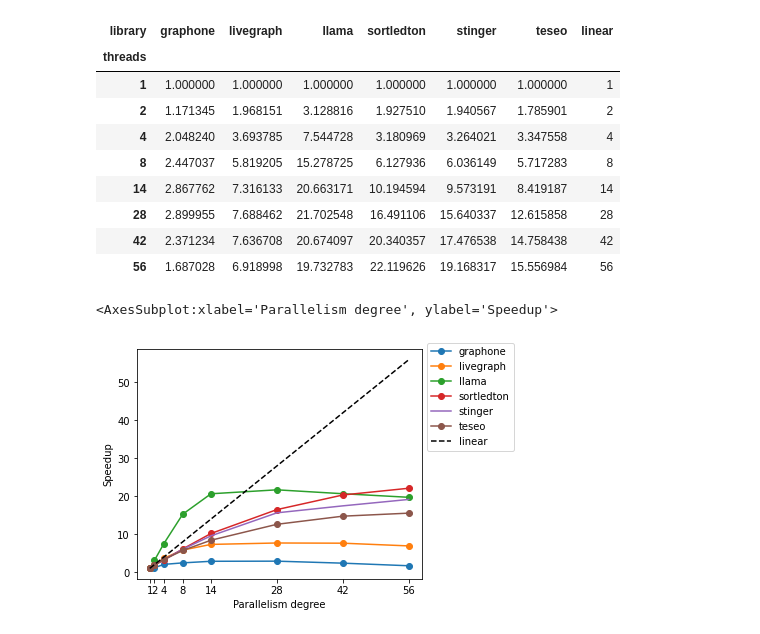
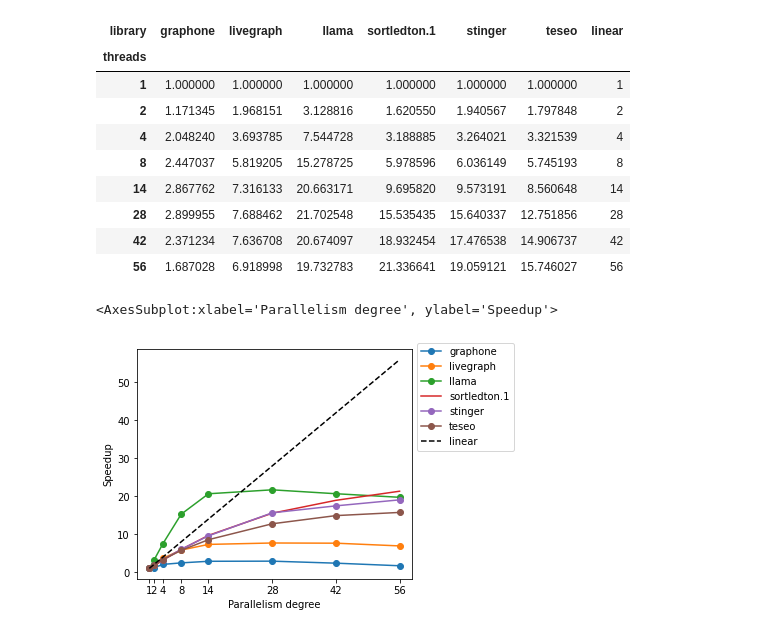
Before and after one commit to PerFuchs/gfe_notebooks, a Jupyter notebook: insertions-speedup.ipynb, the cells around one changed output. Drawn from its saved outputs; the diff is of its cells as text; code cells hidden in the pictures.

```diff
--- a/insertions-speedup.ipynb
+++ b/insertions-speedup.ipynb
@@ -16,7 +16,7 @@ pd.set_option('display.max_rows', None)
 # %%
 pers_experiments = "(hostname == 'scyper21' or hostname == 'scyper22')"
 
-libraries = ["g1_v6-ref-ignore-build", "livegraph3_ro", "llama8-ref", "sortledton", "stinger7-ref", "teseo-lcc.12"]
+libraries = ["g1_v6-ref-ignore-build", "livegraph3_ro", "llama8-ref", "sortledton.1", "sortledton", "stinger7-ref", "teseo-lcc.12"]
 #libraries = ["g1_v6-ref-ignore-build", "livegraph3_ro", "sortledton", "teseo-lcc.12", "llama8-ref"]
 libraries_filter = " | ".join(map(lambda l: "library == '" + l + "'", libraries))
 
@@ -84,8 +84,9 @@ livegraph = pd.concat( [
 ], names=["library", "graph", "threads"], keys=["livegraph"] )
 teseo = data_grouped.loc[("gcc", slice(None), "teseo-lcc.12", slice(None), slice(None))].droplevel([1])
 teseo = pd.concat([ pd.concat([teseo], axis=1 ) ], names=["library", "graph", "threads"], keys=["teseo"])
-sortledton1 = data_grouped.loc[("gcc", slice(None), "sortledton", slice(None), slice(None))].droplevel([1])
-sortledton = pd.concat([ pd.concat([sortledton1], axis=1 ) ], names=["library", "graph", "threads"], keys=["sortledton"])
+sortledton1 = data_grouped.loc[("gcc", slice(None), "sortledton.1", slice(None), slice(None))].droplevel([1])
+sortledton0 = data_grouped.loc[("gcc", slice(None), "sortledton", slice(None), slice(None))].droplevel([1])
+sortledton = pd.concat([ pd.concat([sortledton1], axis=1 ) ], names=["library", "graph", "threads"], keys=["sortledton.1"])
 
 all_libs = pd.concat([stinger,llama,graphone,livegraph,teseo,sortledton])
 all_libs = all_libs.drop("count", axis=1)
@@ -106,37 +107,38 @@ all_libs["linear"] = [1, 2, 4, 8, 14, 28, 42, 56]
 
 all_libs
 # %% [output]
-| library | graphone | livegraph | llama | sortledton | stinger | teseo | linear |
+| library | graphone | livegraph | llama | sortledton.1 | stinger | teseo | linear |
 | threads |  |  |  |  |  |  |  |
 | 1 | 1.000000 | 1.000000 | 1.000000 | 1.000000 | 1.000000 | 1.000000 | 1 |
-| 2 | 1.171345 | 1.968151 | 3.128816 | 1.927510 | 1.940567 | 1.785901 | 2 |
-| 4 | 2.048240 | 3.693785 | 7.544728 | 3.180969 | 3.264021 | 3.347558 | 4 |
-| 8 | 2.447037 | 5.819205 | 15.278725 | 6.127936 | 6.036149 | 5.717283 | 8 |
-| 14 | 2.867762 | 7.316133 | 20.663171 | 10.194594 | 9.573191 | 8.419187 | 14 |
-| 28 | 2.899955 | 7.688462 | 21.702548 | 16.491106 | 15.640337 | 12.615858 | 28 |
-| 42 | 2.371234 | 7.636708 | 20.674097 | 20.340357 | 17.476538 | 14.758438 | 42 |
-| 56 | 1.687028 | 6.918998 | 19.732783 | 22.119626 | 19.168317 | 15.556984 | 56 |
+| 2 | 1.171345 | 1.968151 | 3.128816 | 1.620550 | 1.940567 | 1.797848 | 2 |
+| 4 | 2.048240 | 3.693785 | 7.544728 | 3.188885 | 3.264021 | 3.321539 | 4 |
+| 8 | 2.447037 | 5.819205 | 15.278725 | 5.978596 | 6.036149 | 5.745193 | 8 |
+| 14 | 2.867762 | 7.316133 | 20.663171 | 9.695820 | 9.573191 | 8.560648 | 14 |
+| 28 | 2.899955 | 7.688462 | 21.702548 | 15.535435 | 15.640337 | 12.751856 | 28 |
+| 42 | 2.371234 | 7.636708 | 20.674097 | 18.932454 | 17.476538 | 14.906737 | 42 |
+| 56 | 1.687028 | 6.918998 | 19.732783 | 21.336641 | 19.059121 | 15.746027 | 56 |
 # %%
 path = os.environ["HOME"] + "/workspace/sortledton/src/figures/insertions_speedup.png"
 
 style_d = {
     "graphone": "-o",
     "livegraph": "-o",
     "sortledton": "-o",
+    "stinger": "-o",
     "teseo": "-o",
     "llama": "-o",
     "linear": "--k"
 }
 
 p = all_libs.plot.line(style=style_d)
 p.legend(bbox_to_anchor=(1.0, 1.05))
 plt.ylabel("Speedup")
 plt.xlabel("Parallelism degree")
 plt.xticks([1, 2, 4, 8, 14, 28, 42, 56])
 plt.tight_layout()
 plt.savefig(path)
 
 p
 # %% [output]
 <AxesSubplot:xlabel='Parallelism degree', ylabel='Speedup'>
-[figure, old version]
+[figure, new version]
```
Also changed, not shown: parts of 3 cells of this notebook, 4 other files.
